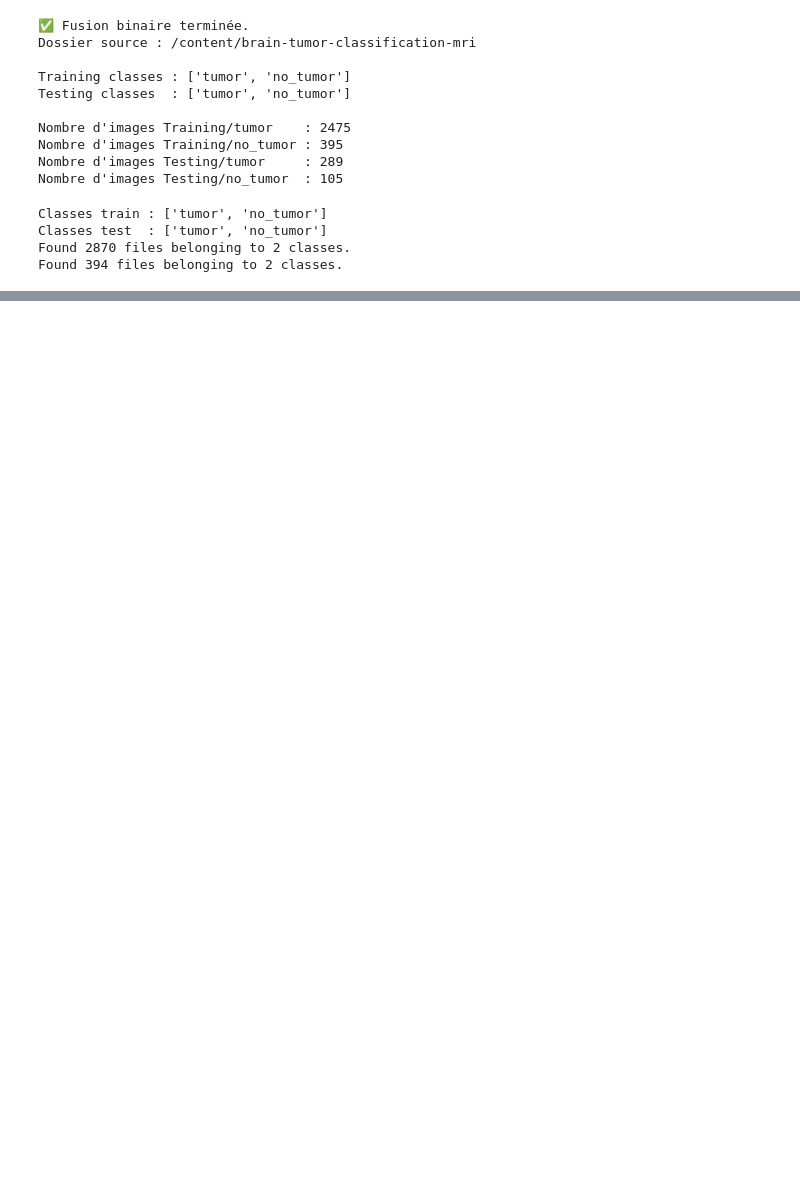
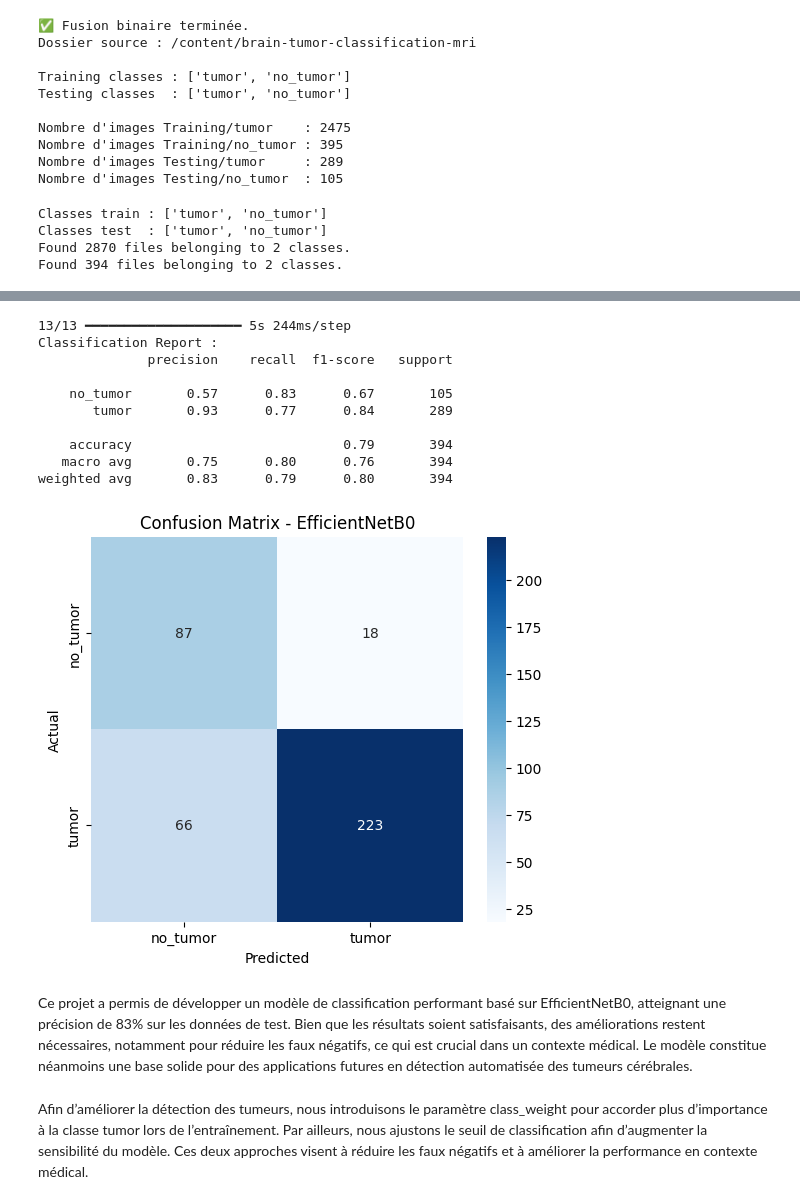
Before and after one commit to carolembomegni/Projet_SD_Detection_Tumeurs, a Jupyter notebook: Chargement_dataset.ipynb, the cells around one changed output, grey strips where cells are left out. Cells and saved outputs as stored; diff of their text form; code cells hidden in the pictures; blank space fills up the shorter version.

```diff
--- a/Chargement_dataset.ipynb
+++ b/Chargement_dataset.ipynb
@@ -152,0 +691,46 @@ Found 394 files belonging to 2 classes.
+# %%
+# Matrice de confusion et rapport de classification
+import numpy as np
+from sklearn.metrics import classification_report, confusion_matrix
+import seaborn as sns
+
+y_true = np.concatenate([y.numpy() for x, y in test_ds], axis=0)
+y_prob = model.predict(test_ds)
+y_pred = (y_prob > 0.5).astype(int).flatten()
+
+print("Classification Report :")
+print(classification_report(y_true, y_pred, target_names=train_ds.class_names))
+
+cm = confusion_matrix(y_true, y_pred)
+
+plt.figure(figsize=(6, 5))
+sns.heatmap(
+    cm,
+    annot=True,
+    fmt="d",
+    cmap="Blues",
+    xticklabels=train_ds.class_names,
+    yticklabels=train_ds.class_names
+)
+plt.xlabel("Predicted")
+plt.ylabel("Actual")
+plt.title("Confusion Matrix - EfficientNetB0")
+plt.show()
+# %% [output]
+13/13 ━━━━━━━━━━━━━━━━━━━━ 5s 244ms/step
+Classification Report :
+              precision    recall  f1-score   support
+
+    no_tumor       0.57      0.83      0.67       105
+       tumor       0.93      0.77      0.84       289
+
+    accuracy                           0.79       394
+   macro avg       0.75      0.80      0.76       394
+weighted avg       0.83      0.79      0.80       394
+[figure, added]
+# %% [markdown]
+Ce projet a permis de développer un modèle de classification performant basé sur EfficientNetB0, atteignant une précision de 83% sur les données de test.
+Bien que les résultats soient satisfaisants, des améliorations restent nécessaires, notamment pour réduire les faux négatifs, ce qui est crucial dans un contexte médical.
+Le modèle constitue néanmoins une base solide pour des applications futures en détection automatisée des tumeurs cérébrales.
+# %% [markdown]
+Afin d’améliorer la détection des tumeurs, nous introduisons le paramètre class_weight pour accorder plus d’importance à la classe tumor lors de l’entraînement. Par ailleurs, nous ajustons le seuil de classification afin d’augmenter la sensibilité du modèle. Ces deux approches visent à réduire les faux négatifs et à améliorer la performance en contexte médical.
```
Also changed, not shown: parts of 23 cells of this notebook.
